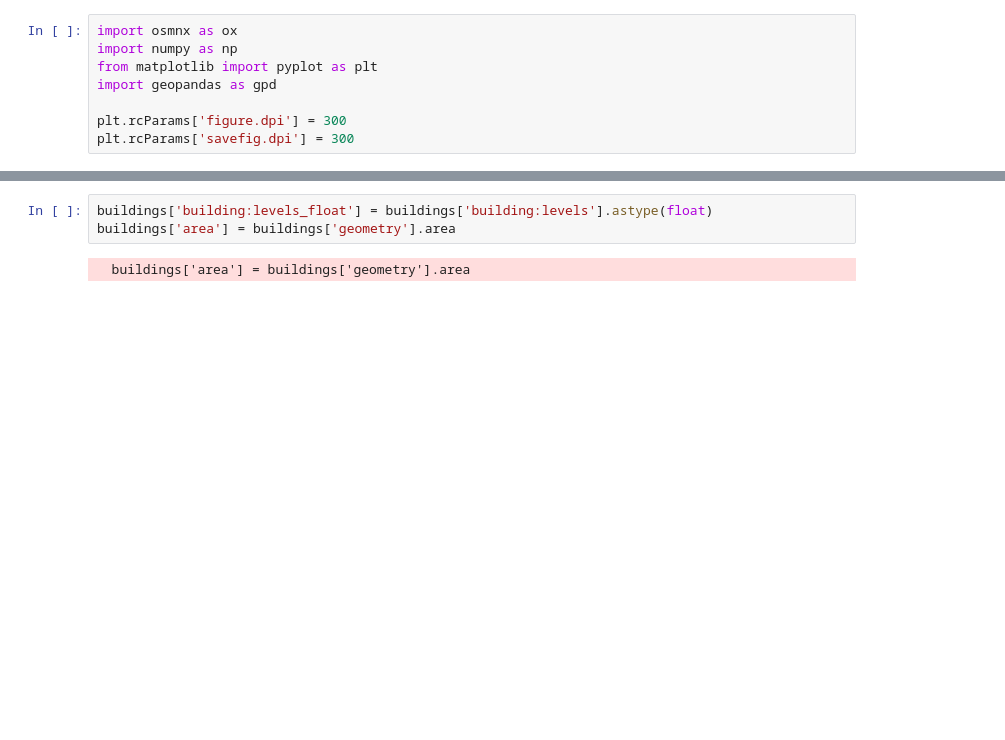
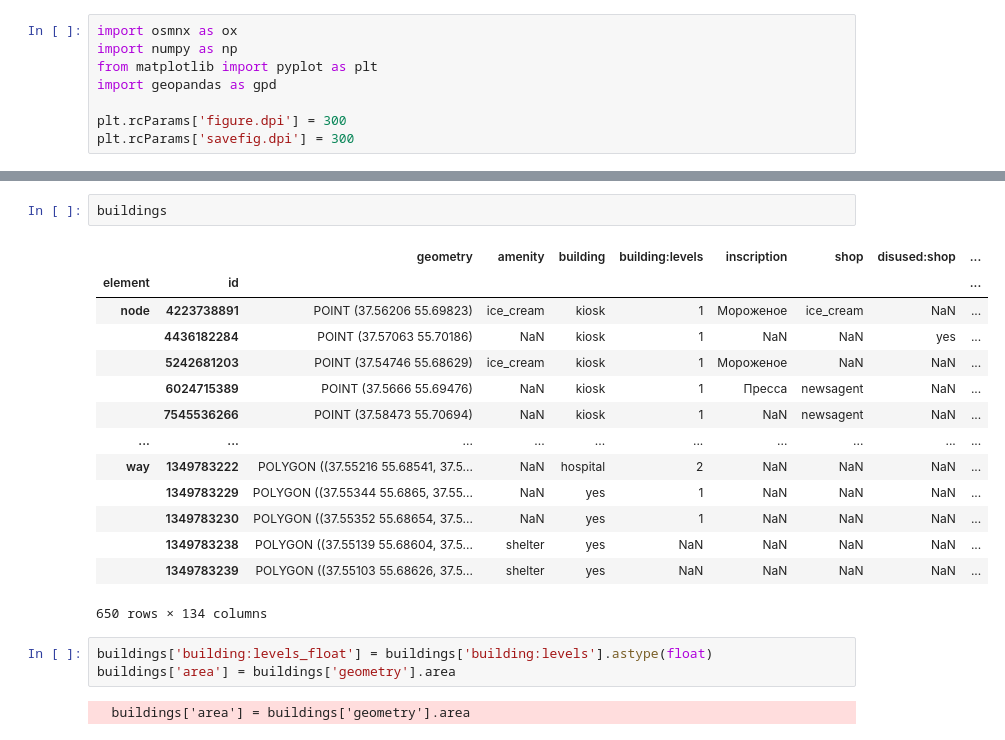
Before and after one commit to mvarentsov/UClim4HSE-2025, a Jupyter notebook: scripts/Lect06_example_OSM.ipynb, the cells around one changed output, grey strips where cells are left out. Cells and saved outputs as stored; diff of their text form; blank space fills up the shorter version.

```diff
--- a/scripts/Lect06_example_OSM.ipynb
+++ b/scripts/Lect06_example_OSM.ipynb
@@ -31,3 +38,20 @@ buildings.shape
+# %%
+buildings
+# %% [output]
+|  |  | geometry | amenity | building | building:levels | inscription | shop | disused:shop | ... |
+| element | id |  |  |  |  |  |  |  | ... |
+| node | 4223738891 | POINT (37.56206 55.69823) | ice_cream | kiosk | 1 | Мороженое | ice_cream | NaN | ... |
+|  | 4436182284 | POINT (37.57063 55.70186) | NaN | kiosk | 1 | NaN | NaN | yes | ... |
+|  | 5242681203 | POINT (37.54746 55.68629) | ice_cream | kiosk | 1 | Мороженое | NaN | NaN | ... |
+|  | 6024715389 | POINT (37.5666 55.69476) | NaN | kiosk | 1 | Пресса | newsagent | NaN | ... |
+|  | 7545536266 | POINT (37.58473 55.70694) | NaN | kiosk | 1 | NaN | newsagent | NaN | ... |
+| ... | ... | ... | ... | ... | ... | ... | ... | ... | ... |
+| way | 1349783222 | POLYGON ((37.55216 55.68541, 37.5... | NaN | hospital | 2 | NaN | NaN | NaN | ... |
+|  | 1349783229 | POLYGON ((37.55344 55.6865, 37.55... | NaN | yes | 1 | NaN | NaN | NaN | ... |
+|  | 1349783230 | POLYGON ((37.55352 55.68654, 37.5... | NaN | yes | 1 | NaN | NaN | NaN | ... |
+|  | 1349783238 | POLYGON ((37.55139 55.68604, 37.5... | shelter | yes | NaN | NaN | NaN | NaN | ... |
+|  | 1349783239 | POLYGON ((37.55103 55.68626, 37.5... | shelter | yes | NaN | NaN | NaN | NaN | ... |
+650 rows × 134 columns
 # %%
 buildings['building:levels_float'] = buildings['building:levels'].astype(float)
 buildings['area'] = buildings['geometry'].area
```
Also changed, not shown: parts of 4 cells of this notebook, 1 other file.
